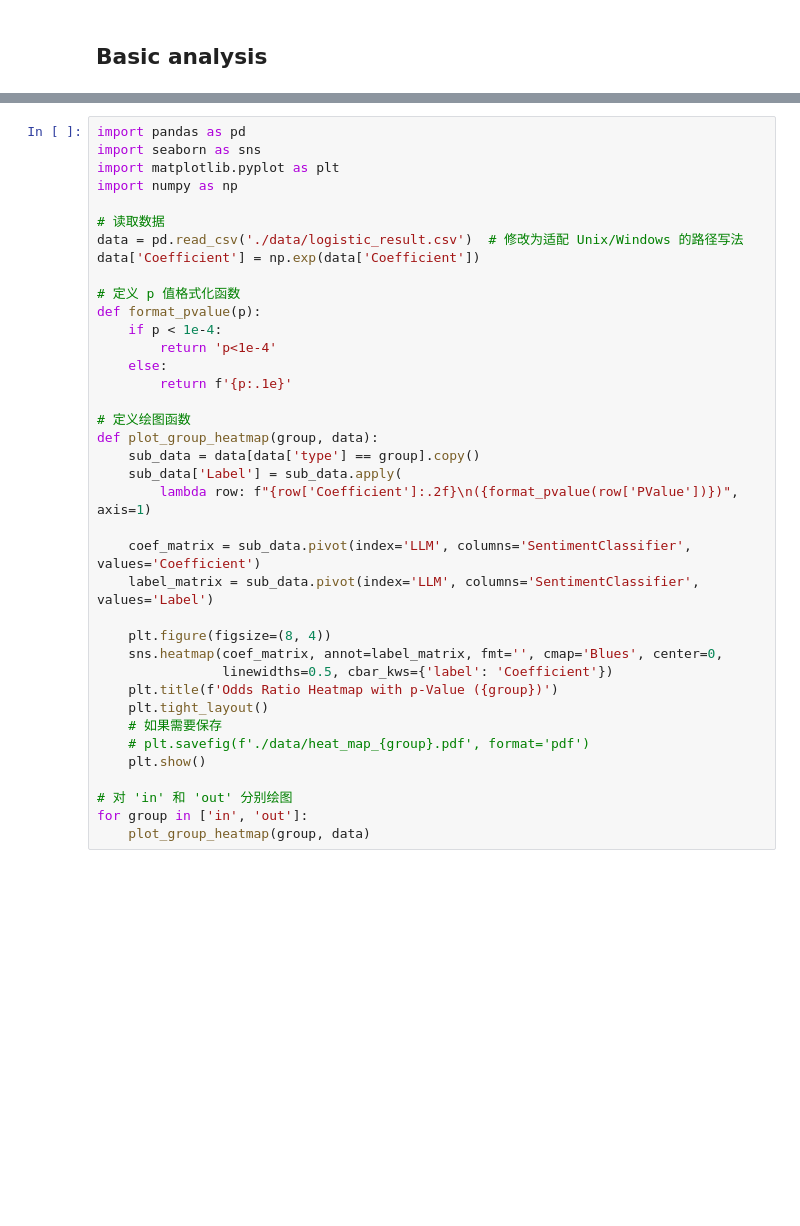
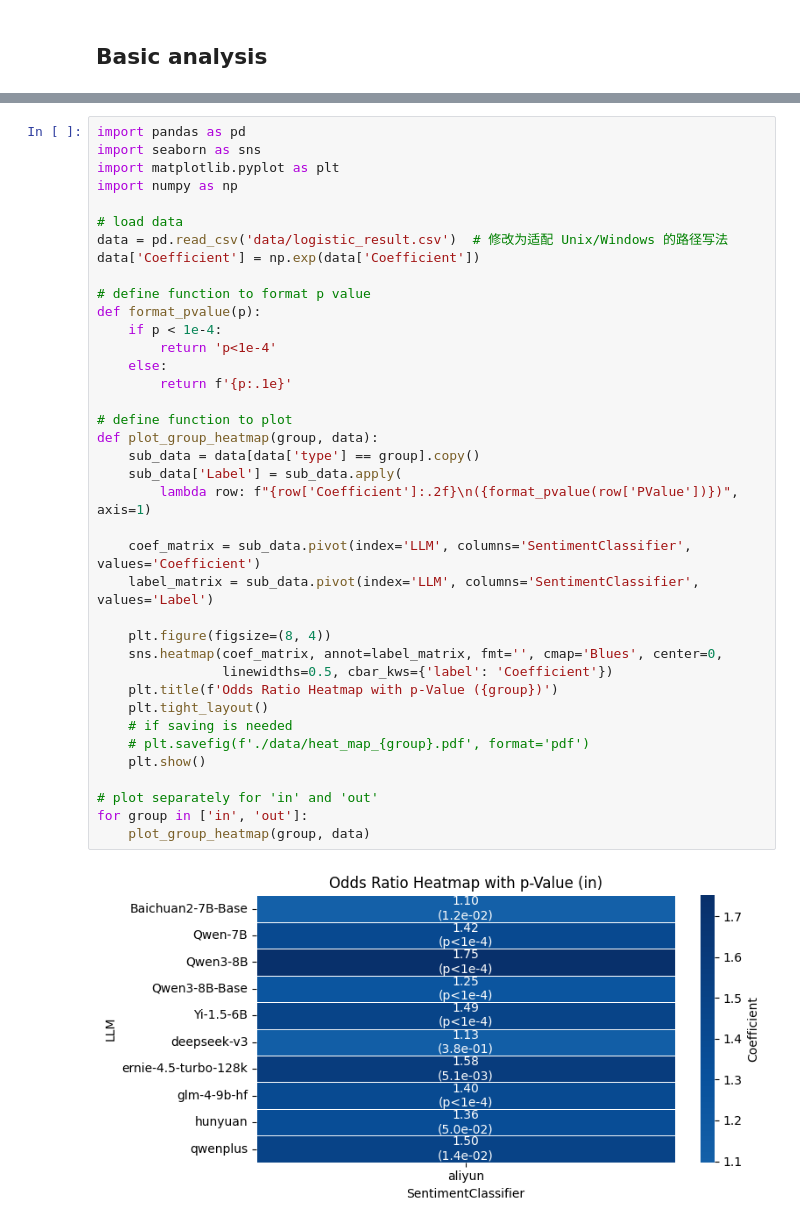
Before and after one commit to leoleepsyche/social-identity-biases, a Jupyter notebook: bias_in_llm/code/8_analysis.ipynb, the cells around one changed output, grey strips where cells are left out. Drawn from its saved outputs; the diff is of its cells as text; blank space fills up the shorter version.

```diff
--- a/bias_in_llm/code/8_analysis.ipynb
+++ b/bias_in_llm/code/8_analysis.ipynb
@@ -58,36 +66,38 @@ import pandas as pd
 import seaborn as sns
 import matplotlib.pyplot as plt
 import numpy as np
 
-# 读取数据
-data = pd.read_csv('./data/logistic_result.csv')  # 修改为适配 Unix/Windows 的路径写法
+# load data
+data = pd.read_csv('data/logistic_result.csv')  # 修改为适配 Unix/Windows 的路径写法
 data['Coefficient'] = np.exp(data['Coefficient'])
 
-# 定义 p 值格式化函数
+# define function to format p value
 def format_pvalue(p):
     if p < 1e-4:
         return 'p<1e-4'
     else:
         return f'{p:.1e}'
 
-# 定义绘图函数
+# define function to plot
 def plot_group_heatmap(group, data):
     sub_data = data[data['type'] == group].copy()
     sub_data['Label'] = sub_data.apply(
         lambda row: f"{row['Coefficient']:.2f}\n({format_pvalue(row['PValue'])})", axis=1)
 
     coef_matrix = sub_data.pivot(index='LLM', columns='SentimentClassifier', values='Coefficient')
     label_matrix = sub_data.pivot(index='LLM', columns='SentimentClassifier', values='Label')
 
     plt.figure(figsize=(8, 4))
     sns.heatmap(coef_matrix, annot=label_matrix, fmt='', cmap='Blues', center=0,
                 linewidths=0.5, cbar_kws={'label': 'Coefficient'})
     plt.title(f'Odds Ratio Heatmap with p-Value ({group})')
     plt.tight_layout()
-    # 如果需要保存
+    # if saving is needed
     # plt.savefig(f'./data/heat_map_{group}.pdf', format='pdf')
     plt.show()
 
-# 对 'in' 和 'out' 分别绘图
+# plot separately for 'in' and 'out'
 for group in ['in', 'out']:
     plot_group_heatmap(group, data)
+# %% [output]
+[figure, added]
```
Also changed, not shown: parts of 10 cells of this notebook, 3 other files.
